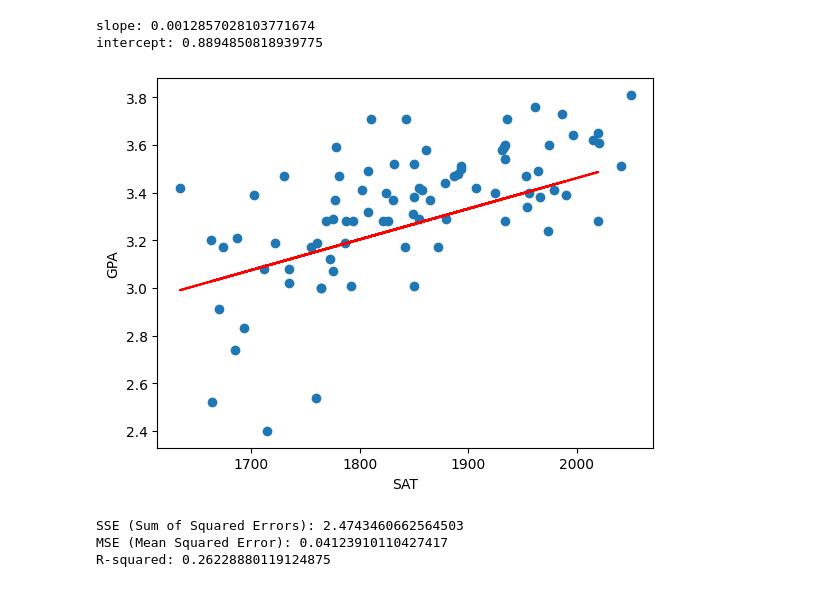
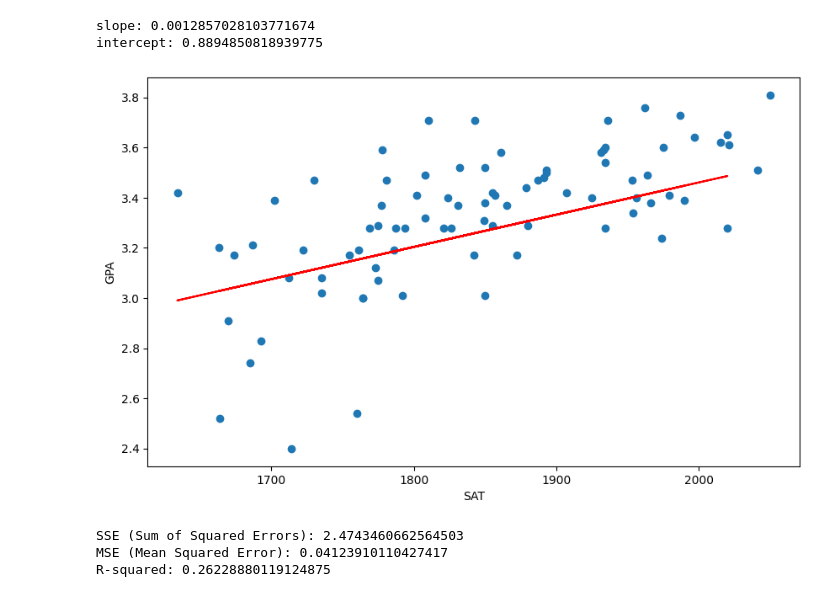
Before and after one commit to yuk068/machine-learning-mat3533, a Jupyter notebook: Jupyter/lr-assignment/example3_sat_gpa.ipynb, the cells around one changed output. Drawn from its saved outputs; the diff is of its cells as text; code cells hidden in the pictures.

```diff
--- a/Jupyter/lr-assignment/example3_sat_gpa.ipynb
+++ b/Jupyter/lr-assignment/example3_sat_gpa.ipynb
@@ -56,36 +57,37 @@ intercept: 0.8894850818939775
 # %%
 # Plot the regression line
 regression_line = slope * X + intercept
+plt.figure(figsize=(10, 6))
 plt.scatter(x_data, y_data)
 plt.plot(X, regression_line, color = 'red')
 plt.xlabel('SAT')
 plt.ylabel('GPA')
 plt.show()
 # %% [output]
-[figure, old version]
+[figure, new version]
-# %%
-# --- R-squared, SSE, and MSE calculations ---
-
-# Predicted values
-y_pred = slope * X + intercept
-
-# SSE (Sum of Squared Errors)
-SSE = np.sum((y - y_pred) ** 2)
-
-# SST (Total Sum of Squares)
-SST = np.sum((y - y_mean) ** 2)
-
-# R-squared
-R_squared = 1 - (SSE / SST)
-
-# MSE (Mean Squared Error)
-MSE = SSE / len(y)
-
-# Print the results
-print(f'SSE (Sum of Squared Errors): {SSE}')
-print(f'MSE (Mean Squared Error): {MSE}')
-print(f'R-squared: {R_squared}')
-# %% [output]
-SSE (Sum of Squared Errors): 2.4743460662564503
-MSE (Mean Squared Error): 0.04123910110427417
-R-squared: 0.26228880119124875
+# %%
+# --- R-squared, SSE, and MSE calculations ---
+
+# Predicted values
+y_pred = slope * X + intercept
+
+# SSE (Sum of Squared Errors)
+SSE = np.sum((y - y_pred) ** 2)
+
+# SST (Total Sum of Squares)
+SST = np.sum((y - y_mean) ** 2)
+
+# R-squared
+R_squared = 1 - (SSE / SST)
+
+# MSE (Mean Squared Error)
+MSE = SSE / len(y)
+
+# Print the results
+print(f'SSE (Sum of Squared Errors): {SSE}')
+print(f'MSE (Mean Squared Error): {MSE}')
+print(f'R-squared: {R_squared}')
+# %% [output]
+SSE (Sum of Squared Errors): 2.4743460662564503
+MSE (Mean Squared Error): 0.04123910110427417
+R-squared: 0.26228880119124875
```
Also changed, not shown: parts of 1 cell of this notebook, 4 other files.
